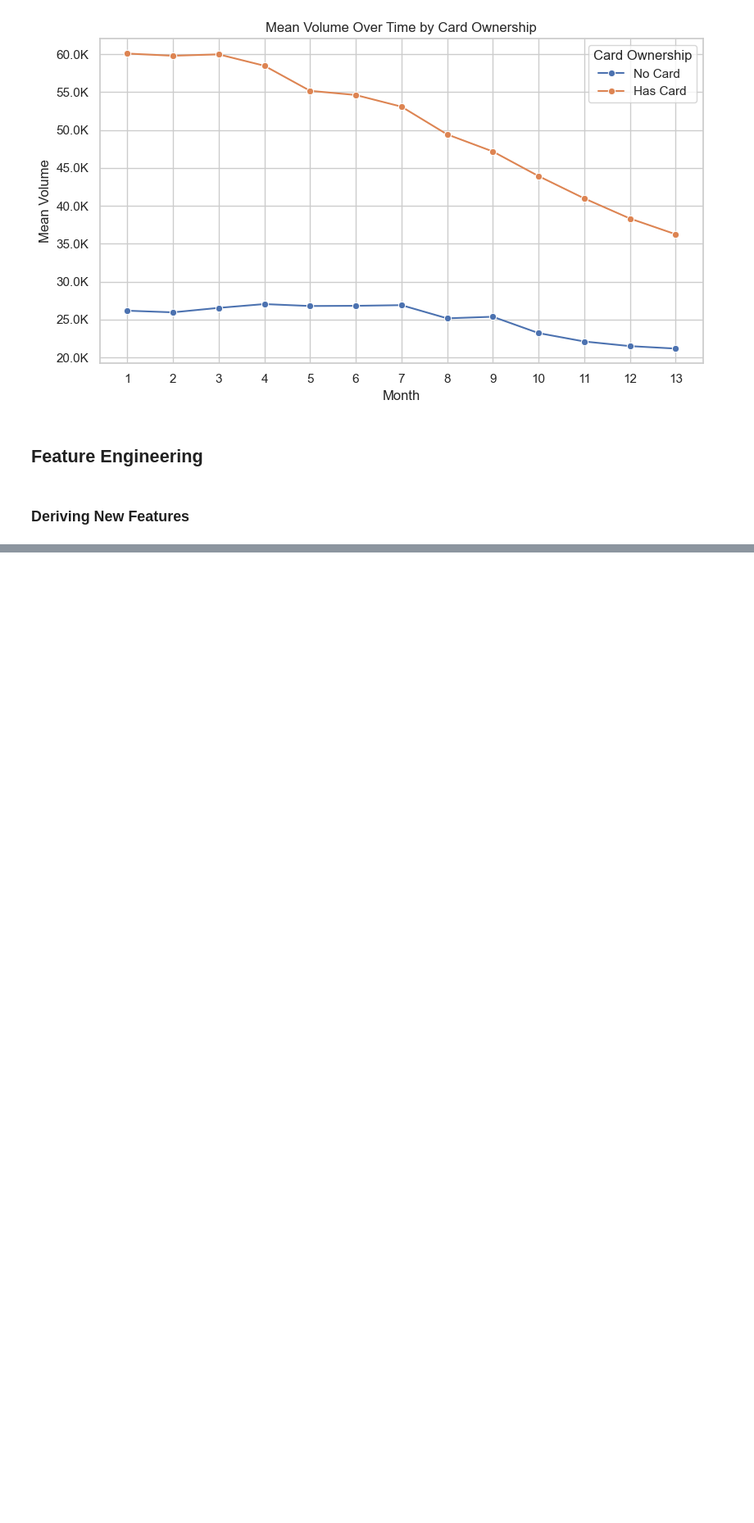
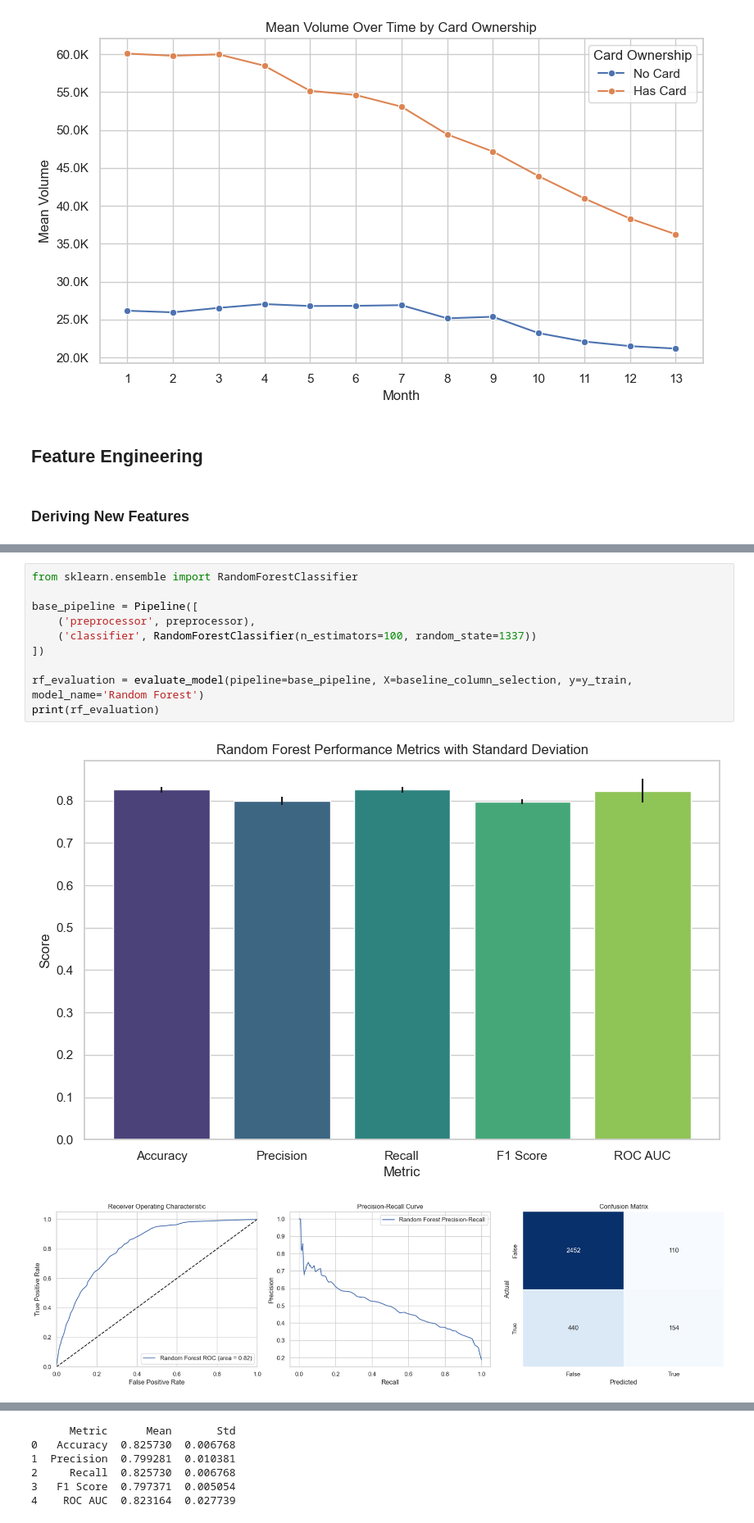
Before and after one commit to okaynils/fhnw-ds-aml, a Jupyter notebook: notebook.ipynb, the cells around one changed output, grey strips where cells are left out. Shown at 82% size. Saved outputs shown, nothing was run; the diff lists cells and outputs as text; blank space fills up the shorter version.

```diff
--- a/notebook.ipynb
+++ b/notebook.ipynb
@@ -891,0 +918,13 @@ plot_agg_variables(client_df, 'volume', ['mean'])
+# %%
+from sklearn.ensemble import RandomForestClassifier
+
+base_pipeline = Pipeline([
+    ('preprocessor', preprocessor),
+    ('classifier', RandomForestClassifier(n_estimators=100, random_state=1337))
+])
+
+rf_evaluation = evaluate_model(pipeline=base_pipeline, X=baseline_column_selection, y=y_train, model_name='Random Forest')
+print(rf_evaluation)
+# %% [output]
+[figure, added]
+[figure, added]
@@ -891,0 +932,6 @@ plot_agg_variables(client_df, 'volume', ['mean'])
+      Metric      Mean       Std
+0   Accuracy  0.825730  0.006768
+1  Precision  0.799281  0.010381
+2     Recall  0.825730  0.006768
+3   F1 Score  0.797371  0.005054
+4    ROC AUC  0.823164  0.027739
```
Also changed, not shown: parts of 5 cells of this notebook.
